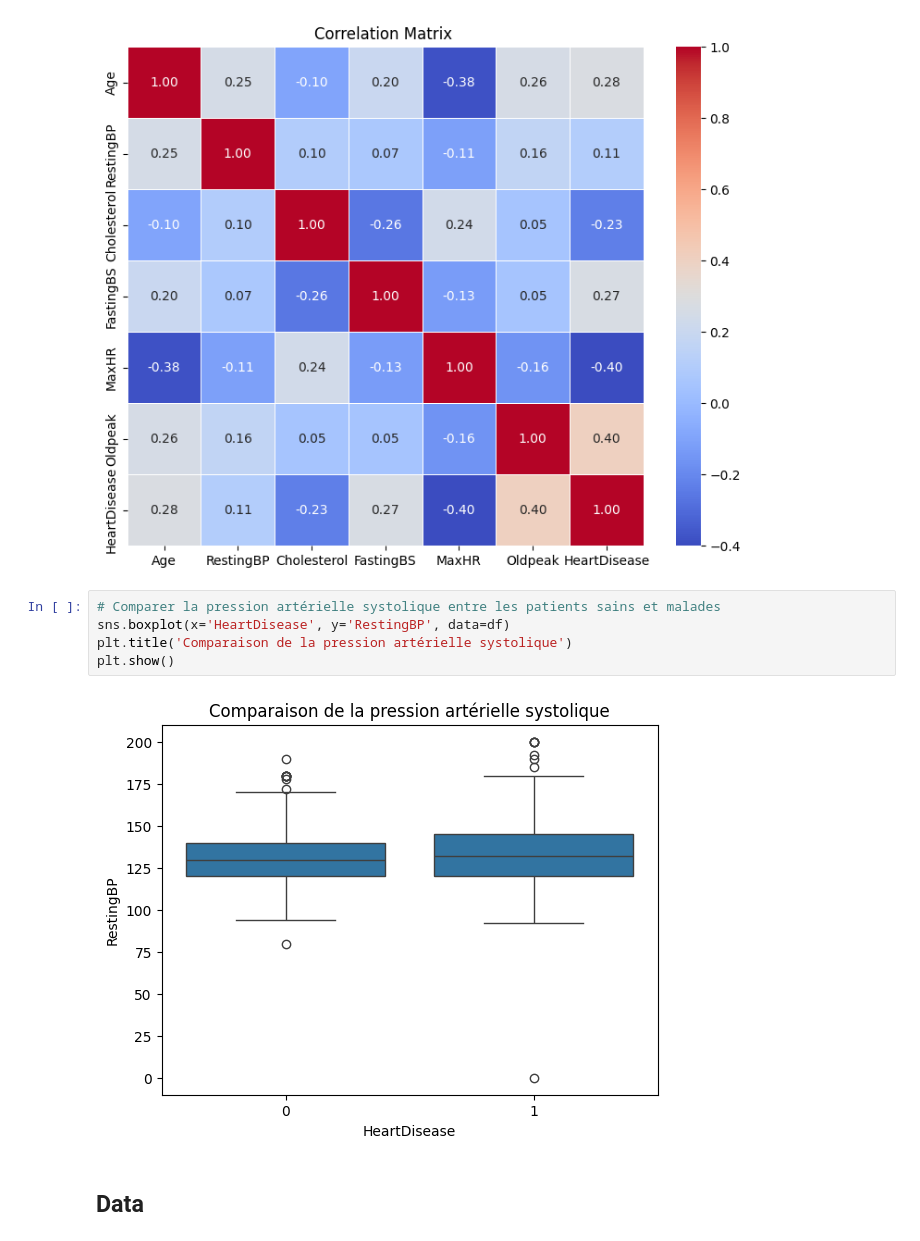
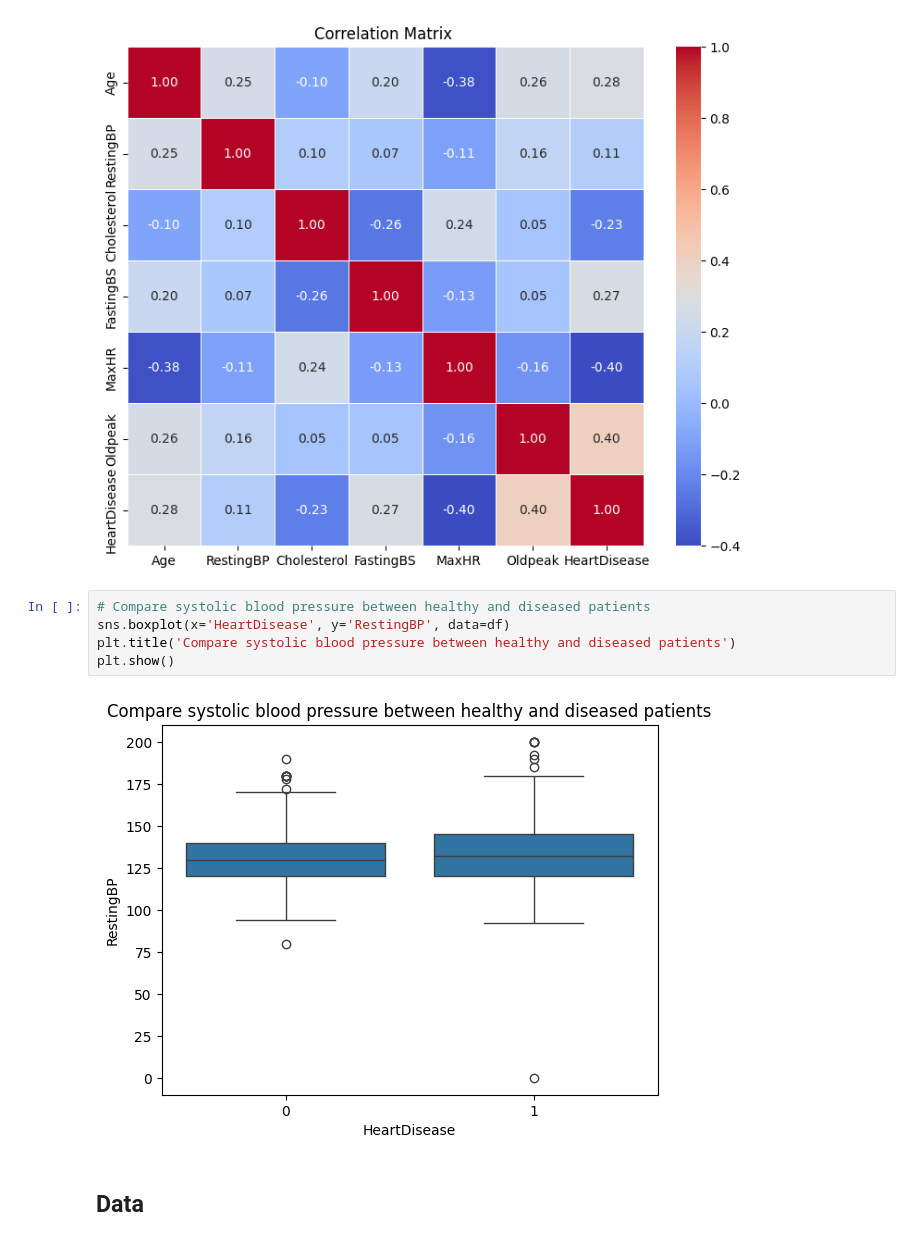
Before and after one commit to JenniferMarcia/HeartFailure, a Jupyter notebook: HeartDisease.ipynb, the cells around one changed output. Drawn from its saved outputs; the diff is of its cells as text.

```diff
--- a/HeartDisease.ipynb
+++ b/HeartDisease.ipynb
@@ -101,12 +102,12 @@ plt.show()
 # %% [output]
 [figure]
 # %%
-# Comparer la pression artérielle systolique entre les patients sains et malades
+# Compare systolic blood pressure between healthy and diseased patients
 sns.boxplot(x='HeartDisease', y='RestingBP', data=df)
-plt.title('Comparaison de la pression artérielle systolique')
+plt.title('Compare systolic blood pressure between healthy and diseased patients')
 plt.show()
 # %% [output]
-[figure, old version]
+[figure, new version]
 # %% [markdown]
 ## Data
 # %%
```
Also changed, not shown: parts of 2 cells of this notebook.
